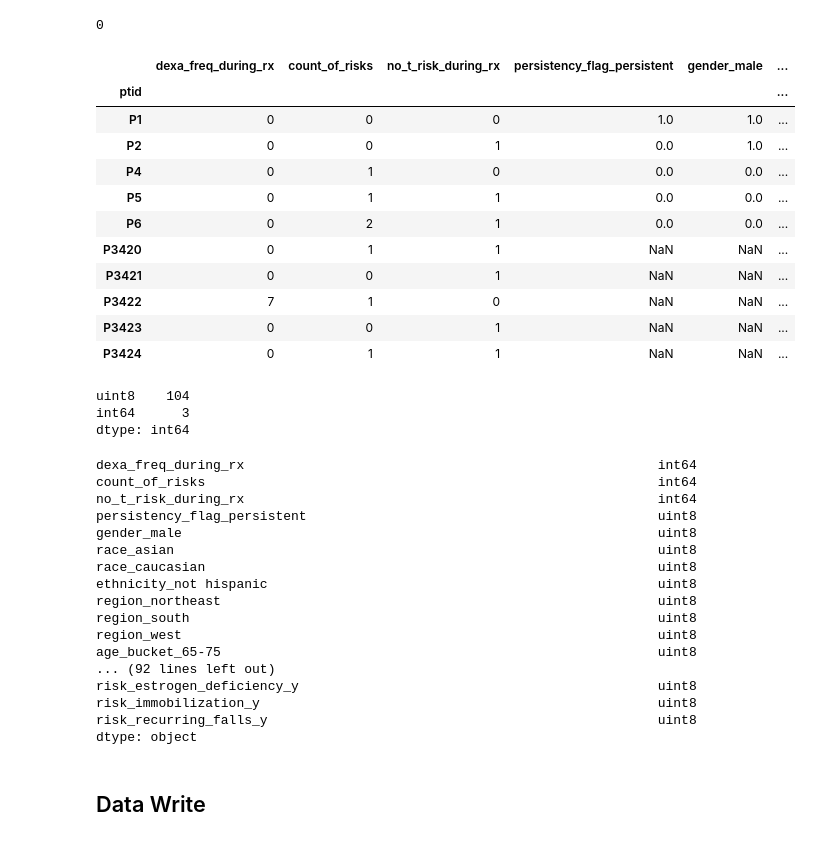
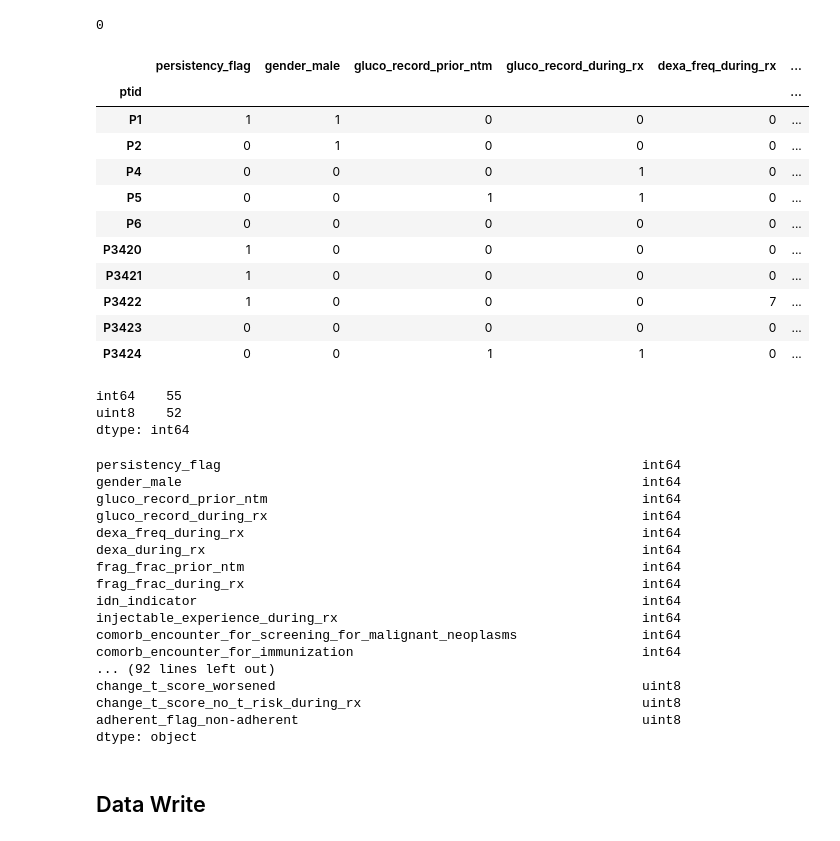
Before and after one commit to rambles-tech/DG_virtual_internship, a Jupyter notebook: week09/EDA.ipynb, the cells around one changed output. Drawn from its saved outputs; the diff is of its cells as text; code cells hidden in the pictures.

```diff
--- a/week09/EDA.ipynb
+++ b/week09/EDA.ipynb
@@ -517,0 +562,13 @@ Name: race, dtype: int64
+# %%
+# finding all columns with N and Y as data
+bool_cols = [col for col in df if np.isin(df[col].unique(), ['N', 'Y']).all() ]
+# %%
+baseline = 0
+for col in bool_cols: baseline += df[col].value_counts().Y
+
+vals_to_replace = {'N' : 0, 'Y' : 1}
+
+for col in bool_cols:
+    df[col] = df[col].map(vals_to_replace)
+
+df[bool_cols].sum().sum() == baseline
@@ -517,0 +577,7 @@ Name: race, dtype: int64
+# %%
+# recode persistency
+df.replace({'persistency_flag' : { 'Persistent' : 1, 'Non-Persistent' : 0 }}, inplace=True)
+
+# recode gender
+df.replace({'gender' : { 'Male' : 1, 'Female' : 0 }}, inplace=True)
+df.rename(columns={'gender':'gender_male'}, inplace=True)
@@ -566,23 +643,23 @@ encoded_df.isna().sum().sum()
 # %%
 pd.set_option('display.max_columns', None)
 pd.set_option('display.max_rows', None)
-pd.concat((encoded_df.head(), df.tail()), axis = 0)
+pd.concat((encoded_df.head(), encoded_df.tail()), axis = 0)
 # %% [output]
-|  | dexa_freq_during_rx | count_of_risks | no_t_risk_during_rx | persistency_flag_persistent | gender_male | ... |
+|  | persistency_flag | gender_male | gluco_record_prior_ntm | gluco_record_during_rx | dexa_freq_during_rx | ... |
 | ptid |  |  |  |  |  | ... |
-| P1 | 0 | 0 | 0 | 1.0 | 1.0 | ... |
-| P2 | 0 | 0 | 1 | 0.0 | 1.0 | ... |
-| P4 | 0 | 1 | 0 | 0.0 | 0.0 | ... |
-| P5 | 0 | 1 | 1 | 0.0 | 0.0 | ... |
-| P6 | 0 | 2 | 1 | 0.0 | 0.0 | ... |
-| P3420 | 0 | 1 | 1 | NaN | NaN | ... |
-| P3421 | 0 | 0 | 1 | NaN | NaN | ... |
-| P3422 | 7 | 1 | 0 | NaN | NaN | ... |
-| P3423 | 0 | 0 | 1 | NaN | NaN | ... |
-| P3424 | 0 | 1 | 1 | NaN | NaN | ... |
+| P1 | 1 | 1 | 0 | 0 | 0 | ... |
+| P2 | 0 | 1 | 0 | 0 | 0 | ... |
+| P4 | 0 | 0 | 0 | 1 | 0 | ... |
+| P5 | 0 | 0 | 1 | 1 | 0 | ... |
+| P6 | 0 | 0 | 0 | 0 | 0 | ... |
+| P3420 | 1 | 0 | 0 | 0 | 0 | ... |
+| P3421 | 1 | 0 | 0 | 0 | 0 | ... |
+| P3422 | 1 | 0 | 0 | 0 | 7 | ... |
+| P3423 | 0 | 0 | 0 | 0 | 0 | ... |
+| P3424 | 0 | 0 | 1 | 1 | 0 | ... |
 # %%
 encoded_df.dtypes.value_counts()
 # %% [output]
-uint8    104
-int64      3
+int64    55
+uint8    52
 dtype: int64
@@ -589,22 +672,22 @@ dtype: int64
 # %%
 encoded_df.dtypes
 # %% [output]
-dexa_freq_during_rx                                                     int64
-count_of_risks                                                          int64
-no_t_risk_during_rx                                                     int64
-persistency_flag_persistent                                             uint8
-gender_male                                                             uint8
-race_asian                                                              uint8
-race_caucasian                                                          uint8
-ethnicity_not hispanic                                                  uint8
-region_northeast                                                        uint8
-region_south                                                            uint8
-region_west                                                             uint8
-age_bucket_65-75                                                        uint8
+persistency_flag                                                      int64
+gender_male                                                           int64
+gluco_record_prior_ntm                                                int64
+gluco_record_during_rx                                                int64
+dexa_freq_during_rx                                                   int64
+dexa_during_rx                                                        int64
+frag_frac_prior_ntm                                                   int64
+frag_frac_during_rx                                                   int64
+idn_indicator                                                         int64
+injectable_experience_during_rx                                       int64
+comorb_encounter_for_screening_for_malignant_neoplasms                int64
+comorb_encounter_for_immunization                                     int64
 ... (92 lines left out)
-risk_estrogen_deficiency_y                                              uint8
-risk_immobilization_y                                                   uint8
-risk_recurring_falls_y                                                  uint8
+change_t_score_worsened                                               uint8
+change_t_score_no_t_risk_during_rx                                    uint8
+adherent_flag_non-adherent                                            uint8
 dtype: object
 # %% [markdown]
 ## Data Write
```
Also changed, not shown: parts of 32 cells of this notebook, 1 other file.
